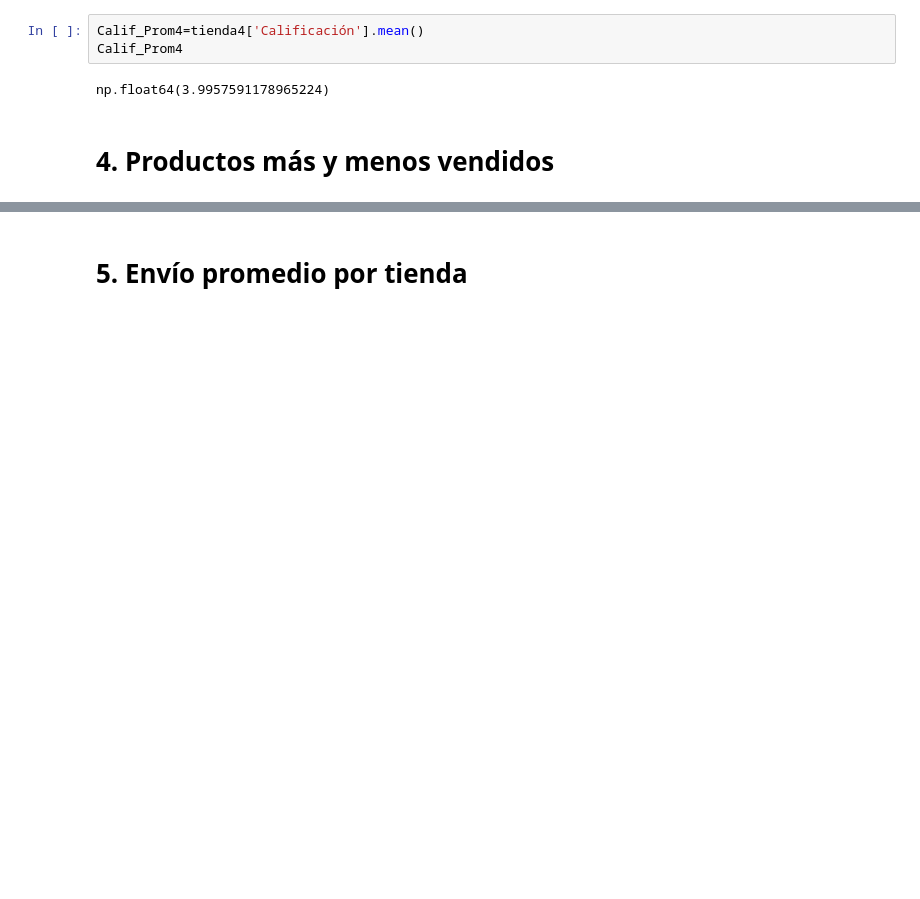
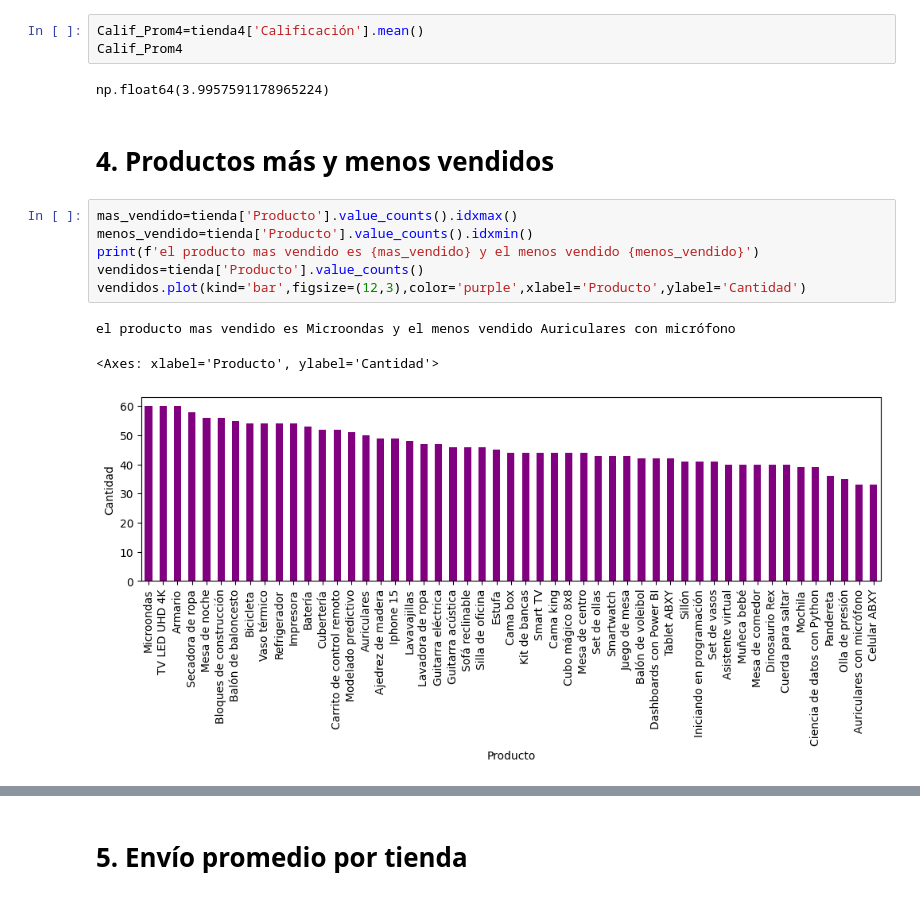
Before and after one commit to taniagoa/Primer-challenge-DC, a Jupyter notebook: AluraStoreLatam.ipynb, the cells around one changed output, grey strips where cells are left out. Cells and saved outputs as stored; diff of their text form; blank space fills up the shorter version.

Commit message:
4.productos mas y menos vendidos 5.valor promedio de envio grafico ventas promedio mensuales

```diff
--- a/AluraStoreLatam.ipynb
+++ b/AluraStoreLatam.ipynb
@@ -111,3 +111,13 @@ Calif_Prom4
 np.float64(3.9957591178965224)
 # %% [markdown]
 # 4. Productos más y menos vendidos
+# %%
+mas_vendido=tienda['Producto'].value_counts().idxmax()
+menos_vendido=tienda['Producto'].value_counts().idxmin()
+print(f'el producto mas vendido es {mas_vendido} y el menos vendido {menos_vendido}')
+vendidos=tienda['Producto'].value_counts()
+vendidos.plot(kind='bar',figsize=(12,3),color='purple',xlabel='Producto',ylabel='Cantidad')
+# %% [output]
+el producto mas vendido es Microondas y el menos vendido Auriculares con micrófono
+<Axes: xlabel='Producto', ylabel='Cantidad'>
+[figure, added]
```
Also changed, not shown: parts of 16 cells of this notebook.
